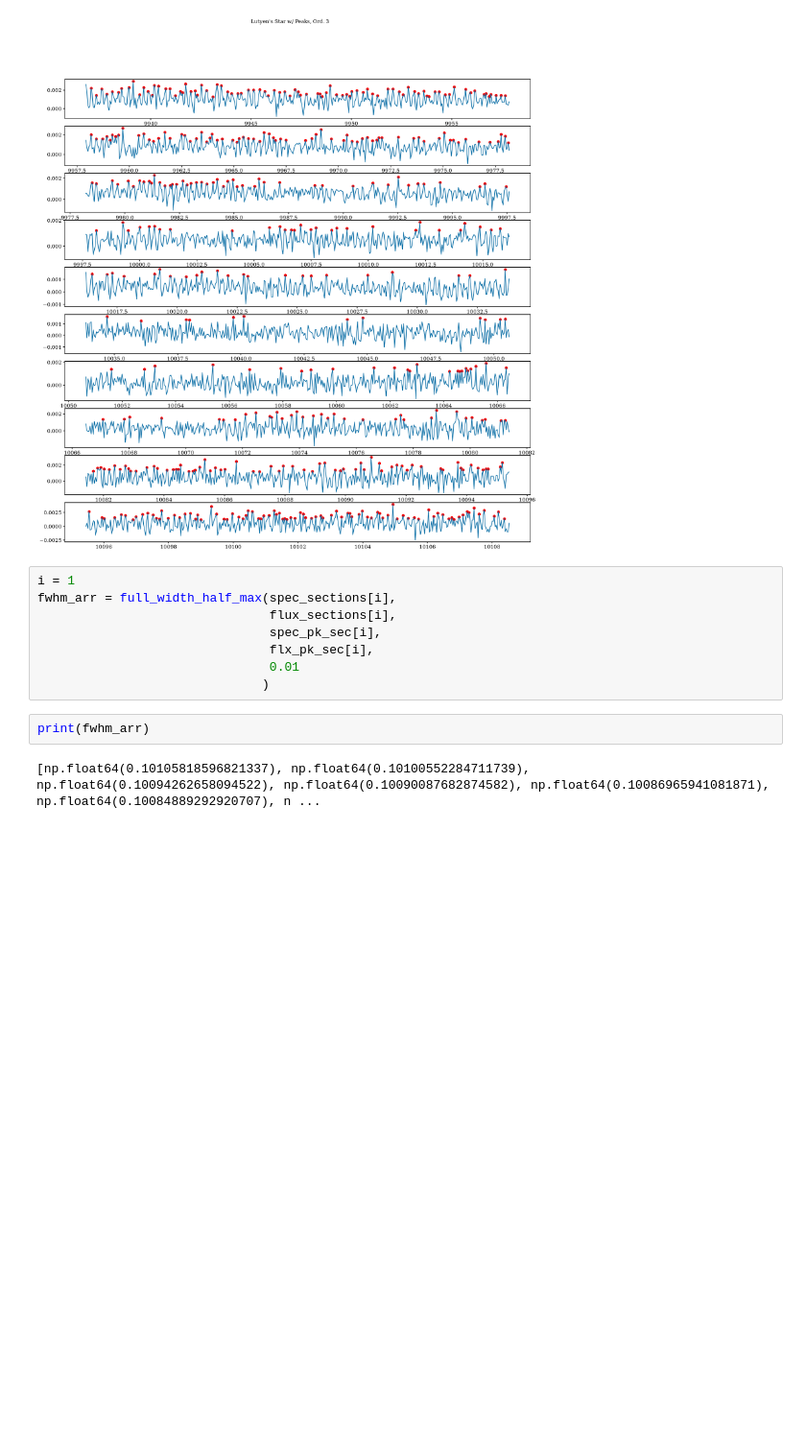
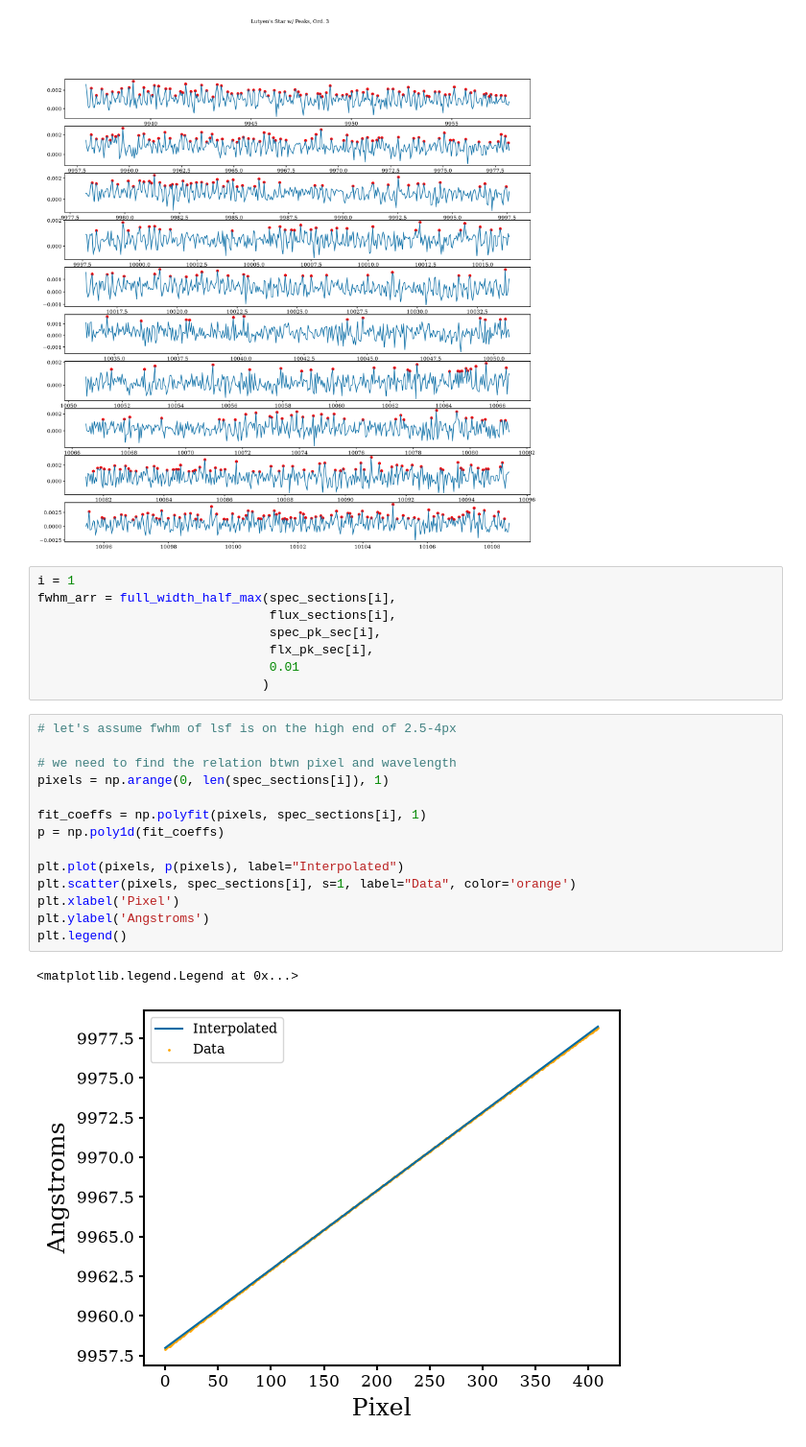
Before and after one commit to kenny-phan/carmenes-lasers, a Jupyter notebook: carmenes-lasers/laser_search_trials.ipynb, the cells around one changed output. Shown at 96% size. Saved outputs shown, nothing was run; the diff lists cells and outputs as text; blank space fills up the shorter version.

```diff
--- a/carmenes-lasers/laser_search_trials.ipynb
+++ b/carmenes-lasers/laser_search_trials.ipynb
@@ -66,7 +65,20 @@ fwhm_arr = full_width_half_max(spec_sections[i],
                                flx_pk_sec[i],
                                0.01
                               )
-# %%
-print(fwhm_arr)
-# %% [output]
-[np.float64(0.10105818596821337), np.float64(0.10100552284711739), np.float64(0.10094262658094522), np.float64(0.10090087682874582), np.float64(0.10086965941081871), np.float64(0.10084889292920707), n ...
+# %%
+# let's assume fwhm of lsf is on the high end of 2.5-4px
+
+# we need to find the relation btwn pixel and wavelength
+pixels = np.arange(0, len(spec_sections[i]), 1)
+
+fit_coeffs = np.polyfit(pixels, spec_sections[i], 1)
+p = np.poly1d(fit_coeffs)
+
+plt.plot(pixels, p(pixels), label="Interpolated")
+plt.scatter(pixels, spec_sections[i], s=1, label="Data", color='orange')
+plt.xlabel('Pixel')
+plt.ylabel('Angstroms')
+plt.legend()
+# %% [output]
+<matplotlib.legend.Legend at 0x...>
+[figure, added]
```
Also changed, not shown: parts of 2 cells of this notebook, 1 other file.
